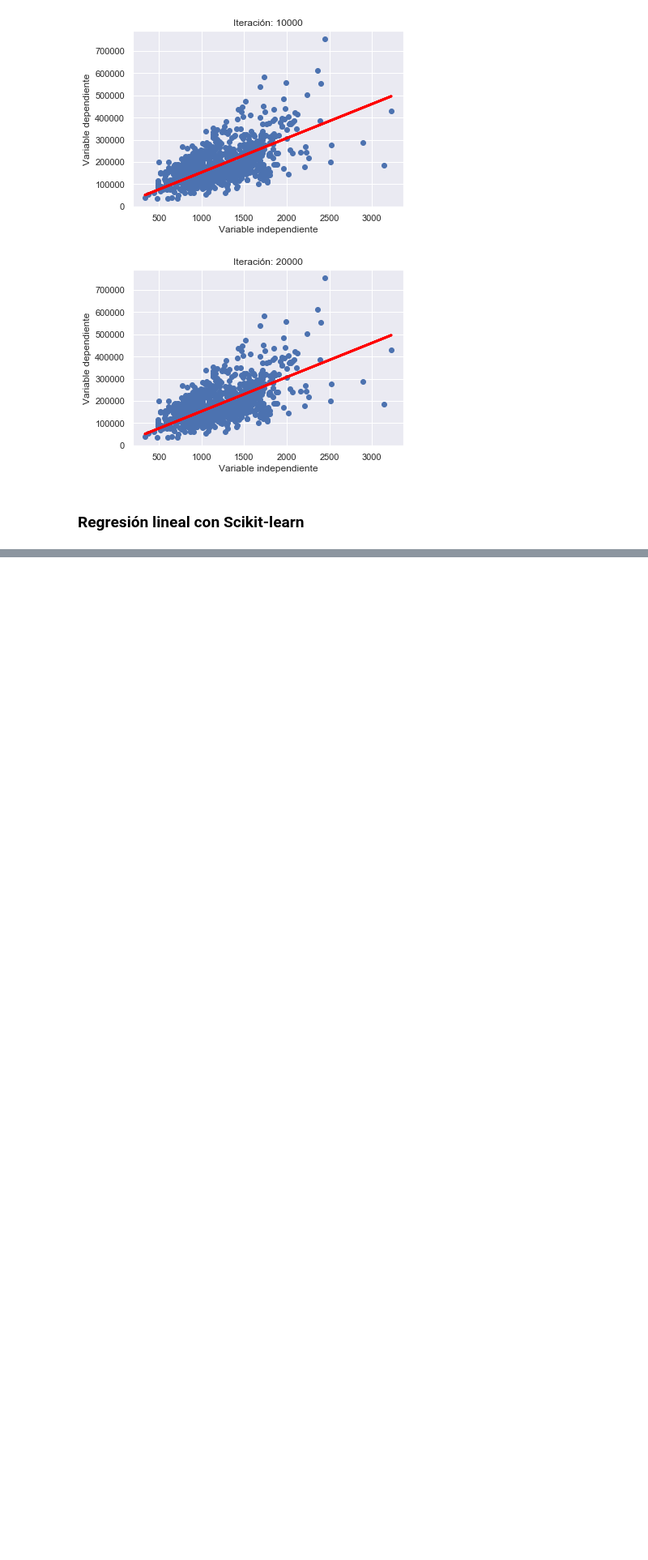
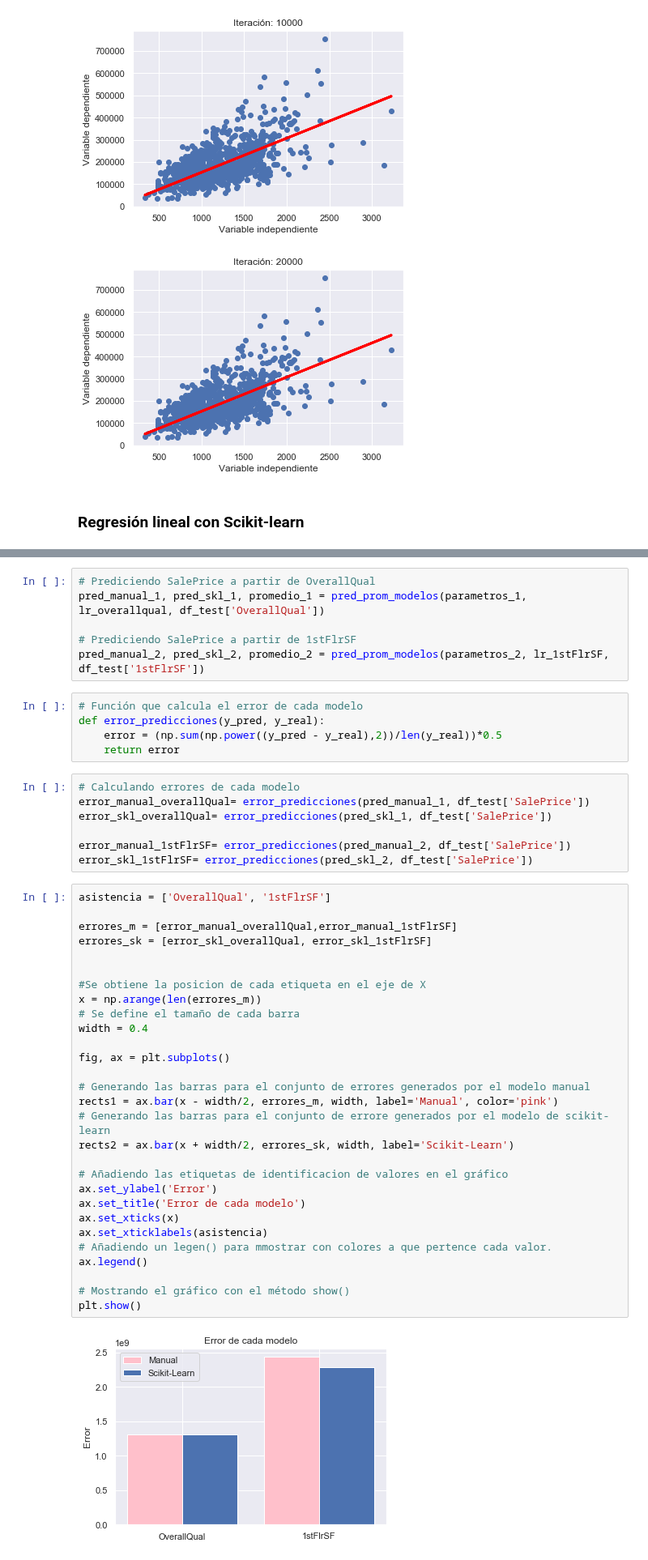
Before and after one commit to r0c10/Python_project, a Jupyter notebook: PF.ipynb, the cells around one changed output, grey strips where cells are left out. Shown at 81% size. Saved outputs shown, nothing was run; the diff lists cells and outputs as text; blank space fills up the shorter version.

```diff
--- a/PF.ipynb
+++ b/PF.ipynb
@@ -535,0 +524,49 @@ pred_modelo_manual(datos_1)
+# %%
+# Prediciendo SalePrice a partir de OverallQual
+pred_manual_1, pred_skl_1, promedio_1 = pred_prom_modelos(parametros_1, lr_overallqual, df_test['OverallQual'])
+
+# Prediciendo SalePrice a partir de 1stFlrSF
+pred_manual_2, pred_skl_2, promedio_2 = pred_prom_modelos(parametros_2, lr_1stFlrSF, df_test['1stFlrSF'])
+# %%
+# Función que calcula el error de cada modelo
+def error_predicciones(y_pred, y_real):
+    error = (np.sum(np.power((y_pred - y_real),2))/len(y_real))*0.5
+    return error
+# %%
+# Calculando errores de cada modelo
+error_manual_overallQual= error_predicciones(pred_manual_1, df_test['SalePrice'])
+error_skl_overallQual= error_predicciones(pred_skl_1, df_test['SalePrice'])
+
+error_manual_1stFlrSF= error_predicciones(pred_manual_2, df_test['SalePrice'])
+error_skl_1stFlrSF= error_predicciones(pred_skl_2, df_test['SalePrice'])
+# %%
+asistencia = ['OverallQual', '1stFlrSF']
+
+errores_m = [error_manual_overallQual,error_manual_1stFlrSF]
+errores_sk = [error_skl_overallQual, error_skl_1stFlrSF]
+
+
+#Se obtiene la posicion de cada etiqueta en el eje de X
+x = np.arange(len(errores_m))
+# Se define el tamaño de cada barra
+width = 0.4
+
+fig, ax = plt.subplots()
+
+# Generando las barras para el conjunto de errores generados por el modelo manual
+rects1 = ax.bar(x - width/2, errores_m, width, label='Manual', color='pink')
+# Generando las barras para el conjunto de errore generados por el modelo de scikit-learn
+rects2 = ax.bar(x + width/2, errores_sk, width, label='Scikit-Learn')
+
+# Añadiendo las etiquetas de identificacion de valores en el gráfico
+ax.set_ylabel('Error')
+ax.set_title('Error de cada modelo')
+ax.set_xticks(x)
+ax.set_xticklabels(asistencia)
+# Añadiendo un legen() para mmostrar con colores a que pertence cada valor.
+ax.legend()
+
+# Mostrando el gráfico con el método show()
+plt.show()
+# %% [output]
+[figure, added]
```
Also changed, not shown: parts of 17 cells of this notebook.
